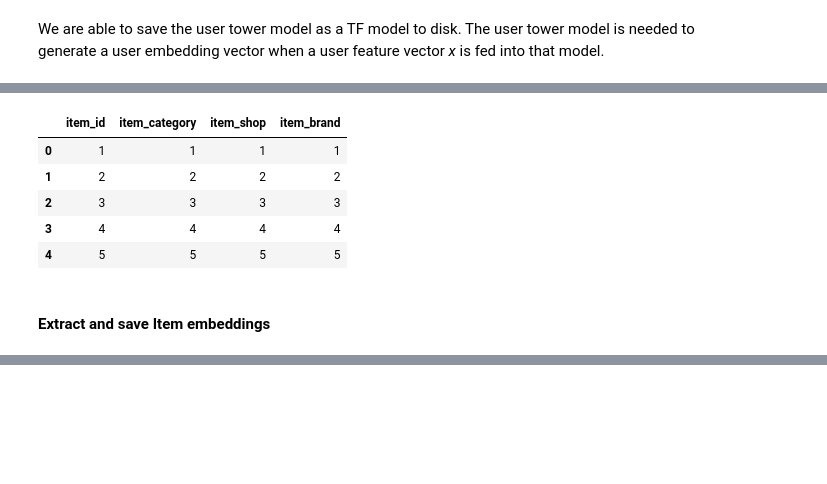
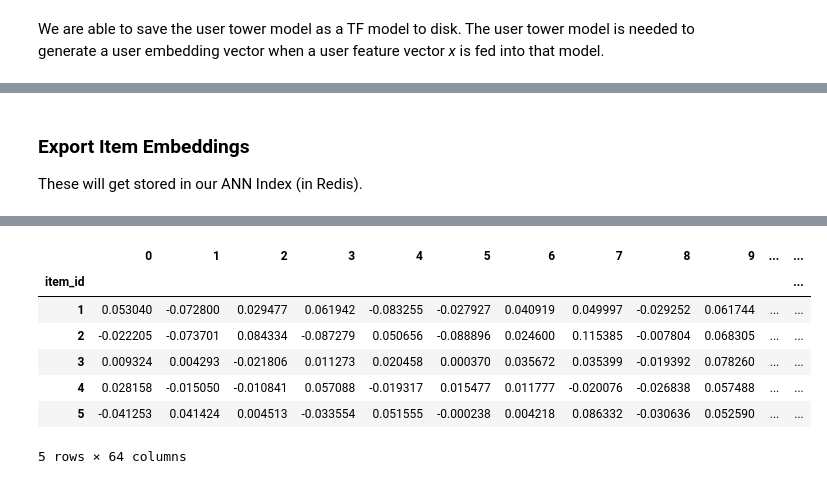
Before and after one commit to redis-developer/redis-nvidia-recsys, a Jupyter notebook: offline-batch-recsys/Offline-Batch-Recommender-System.ipynb, the cells around one changed output, grey strips where cells are left out. Saved outputs shown, nothing was run; the diff lists cells and outputs as text; code cells hidden in the pictures; blank space fills up the shorter version.

```diff
--- a/offline-batch-recsys/Offline-Batch-Recommender-System.ipynb
+++ b/offline-batch-recsys/Offline-Batch-Recommender-System.ipynb
@@ -724,4 +748,5 @@ query_embs_df.head()
 # %%
 item_features = (
-    unique_rows_by_features(train, Tags.ITEM, Tags.ITEM_ID).compute().reset_index(drop=True)
+    unique_rows_by_features(train_retrieval, Tags.ITEM, Tags.ITEM_ID).compute().reset_index(drop=True)
 )
+item_features.head()
@@ -728,16 +760,11 @@ item_features = (
-# %%
-item_features.head()
-# %% [output]
-|  | item_id | item_category | item_shop | item_brand |
-| 0 | 1 | 1 | 1 | 1 |
-| 1 | 2 | 2 | 2 | 2 |
-| 2 | 3 | 3 | 3 | 3 |
-| 3 | 4 | 4 | 4 | 4 |
-| 4 | 5 | 5 | 5 | 5 |
 # %%
 # save to disk
 item_features.to_parquet(os.path.join(DATA_DIR, "item_features.parquet"))
 # %% [markdown]
-#### Extract and save Item embeddings
+### Export Item Embeddings
+These will get stored in our ANN Index (in Redis).
 # %%
-item_embs = model.candidate_embeddings(Dataset(item_features, schema=schema), batch_size=1024, index=Tags.ITEM_ID)
+item_embs = retrieval_model.candidate_embeddings(Dataset(item_features, schema=schema), batch_size=1024, index=Tags.ITEM_ID)
+item_embs_df = item_embs.compute(scheduler="synchronous")
+item_embs_df.head()
+# %% [output]
@@ -743,0 +772,8 @@ item_embs = model.candidate_embeddings(Dataset(item_features, schema=schema), ba
+|  | 0 | 1 | 2 | 3 | 4 | 5 | 6 | 7 | 8 | 9 | ... | ... |
+| item_id |  |  |  |  |  |  |  |  |  |  |  | ... |
+| 1 | 0.053040 | -0.072800 | 0.029477 | 0.061942 | -0.083255 | -0.027927 | 0.040919 | 0.049997 | -0.029252 | 0.061744 | ... | ... |
+| 2 | -0.022205 | -0.073701 | 0.084334 | -0.087279 | 0.050656 | -0.088896 | 0.024600 | 0.115385 | -0.007804 | 0.068305 | ... | ... |
+| 3 | 0.009324 | 0.004293 | -0.021806 | 0.011273 | 0.020458 | 0.000370 | 0.035672 | 0.035399 | -0.019392 | 0.078260 | ... | ... |
+| 4 | 0.028158 | -0.015050 | -0.010841 | 0.057088 | -0.019317 | 0.015477 | 0.011777 | -0.020076 | -0.026838 | 0.057488 | ... | ... |
+| 5 | -0.041253 | 0.041424 | 0.004513 | -0.033554 | 0.051555 | -0.000238 | 0.004218 | 0.086332 | -0.030636 | 0.052590 | ... | ... |
+5 rows × 64 columns
```
Also changed, not shown: parts of 67 cells of this notebook.
